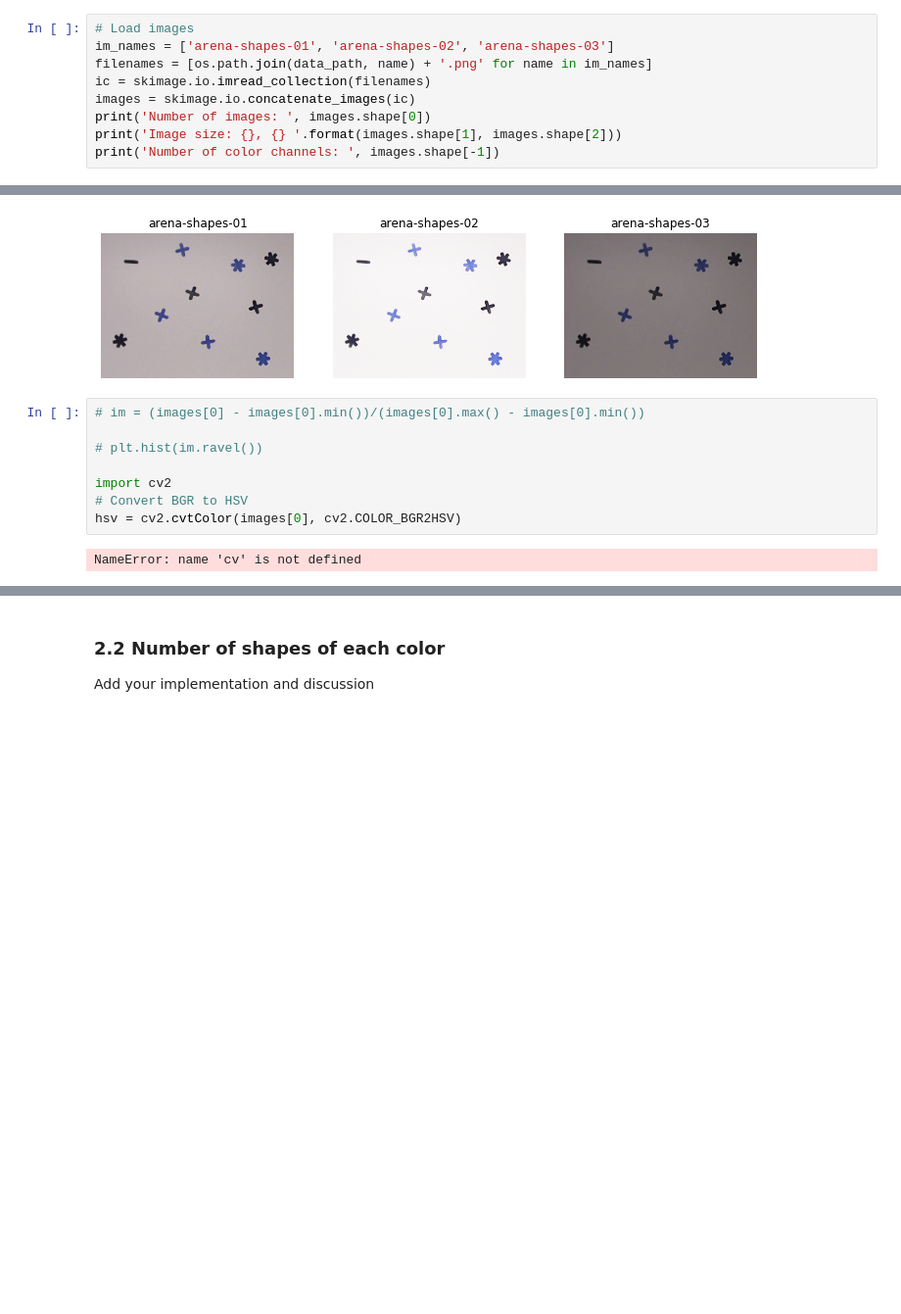
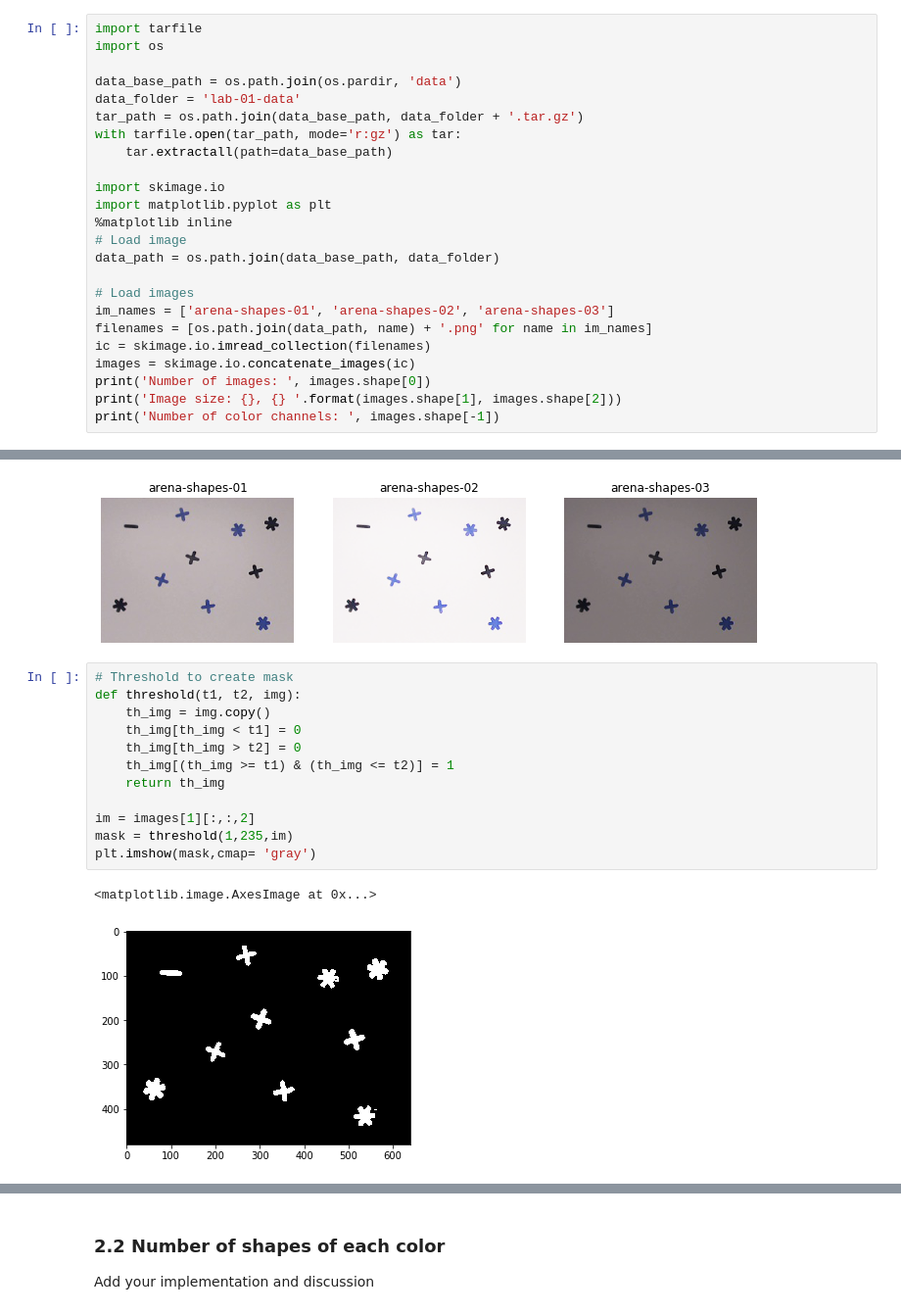
Before and after one commit to Jiang15/Image_analysis_and_pattern-recognition, a Jupyter notebook: Lab 1/lab_01_segmentation.ipynb, the cells around one changed output, grey strips where cells are left out. Shown at 98% size. Drawn from its saved outputs; the diff is of its cells as text; blank space fills up the shorter version.

```diff
--- a/Lab 1/lab_01_segmentation.ipynb
+++ b/Lab 1/lab_01_segmentation.ipynb
@@ -669,6 +669,21 @@ Please note that one specific challenge is to be robust to illumination changes.
 # %% [markdown]
 ### 2.1 Visualization
 # %%
+import tarfile
+import os
+
+data_base_path = os.path.join(os.pardir, 'data')
+data_folder = 'lab-01-data'
+tar_path = os.path.join(data_base_path, data_folder + '.tar.gz')
+with tarfile.open(tar_path, mode='r:gz') as tar:
+    tar.extractall(path=data_base_path)
+
+import skimage.io
+import matplotlib.pyplot as plt
+%matplotlib inline
+# Load image
+data_path = os.path.join(data_base_path, data_folder)
+
 # Load images
 im_names = ['arena-shapes-01', 'arena-shapes-02', 'arena-shapes-03']
 filenames = [os.path.join(data_path, name) + '.png' for name in im_names]
@@ -691,13 +706,18 @@ for ax, im, nm in zip(axes.ravel(), images, im_names):
 plt.show()
 # %% [output]
 [figure]
-# %%
-# im = (images[0] - images[0].min())/(images[0].max() - images[0].min())
-
-# plt.hist(im.ravel())
-
-import cv2
-# Convert BGR to HSV
-hsv = cv2.cvtColor(images[0], cv2.COLOR_BGR2HSV)
-# %% [output]
-NameError: name 'cv' is not defined
+# %%
+# Threshold to create mask
+def threshold(t1, t2, img):
+    th_img = img.copy()
+    th_img[th_img < t1] = 0
+    th_img[th_img > t2] = 0
+    th_img[(th_img >= t1) & (th_img <= t2)] = 1
+    return th_img
+
+im = images[1][:,:,2]
+mask = threshold(1,235,im)
+plt.imshow(mask,cmap= 'gray')
+# %% [output]
+<matplotlib.image.AxesImage at 0x...>
+[figure, added]
```
Also changed, not shown: parts of 1 cell of this notebook.
